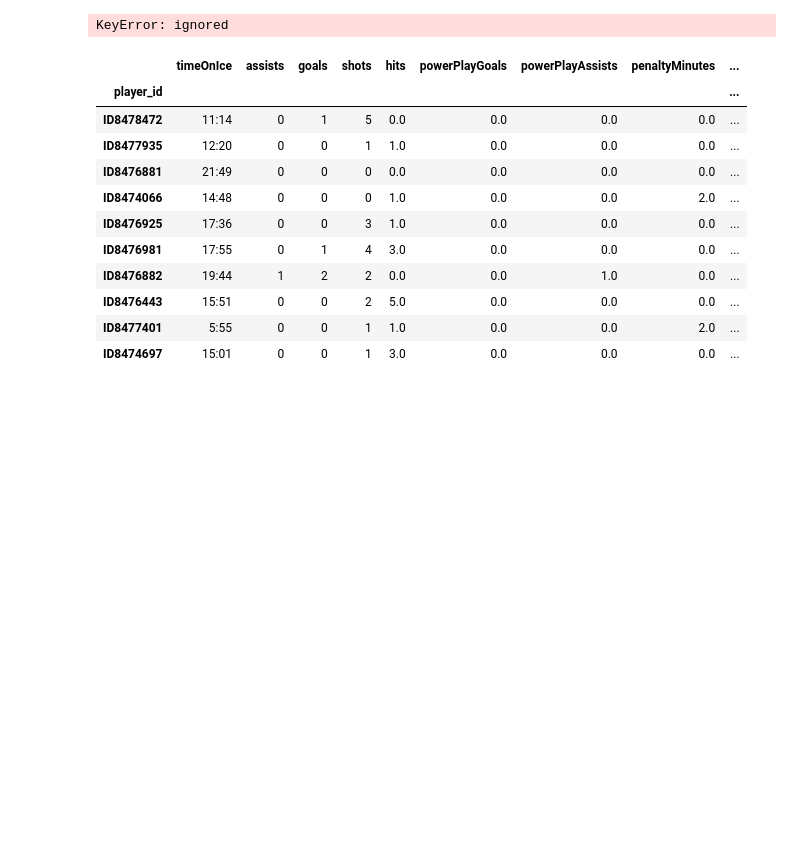
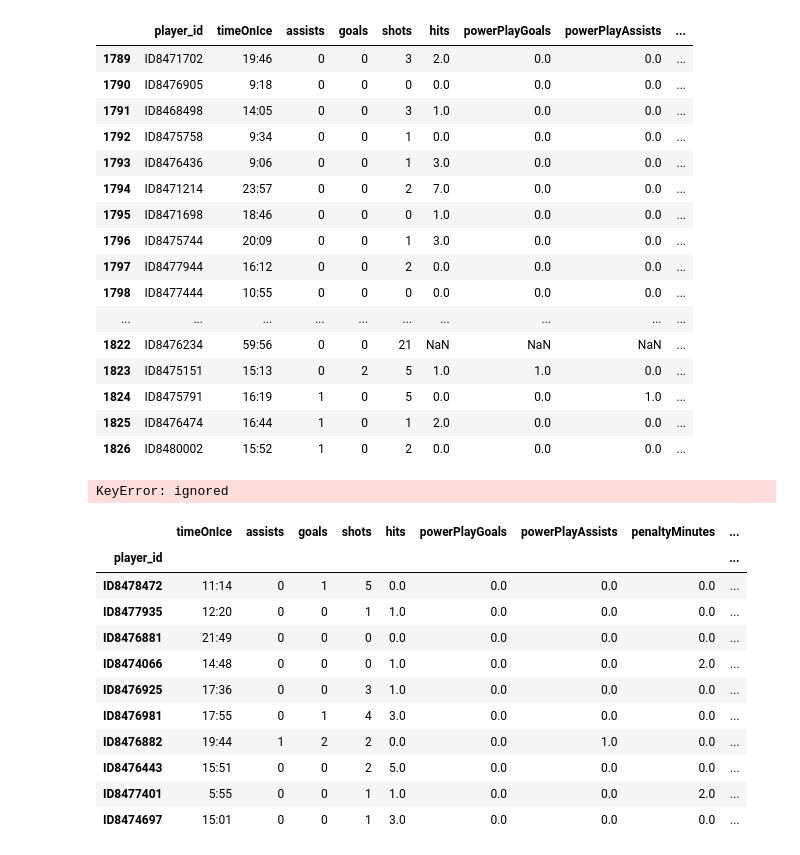
Before and after one commit to d141/epl_predictions, a Jupyter notebook: NHL_Data_Collection.ipynb, the cells around one changed output. Cells and saved outputs as stored; diff of their text form; code cells hidden in the pictures; blank space fills up the shorter version.

```diff
--- a/NHL_Data_Collection.ipynb
+++ b/NHL_Data_Collection.ipynb
@@ -106,3 +149,23 @@ by_game.head()
+# %%
+df_2018[df_2018['game_number'] == 47]
+# %% [output]
+|  | player_id | timeOnIce | assists | goals | shots | hits | powerPlayGoals | powerPlayAssists | ... |
+| 1789 | ID8471702 | 19:46 | 0 | 0 | 3 | 2.0 | 0.0 | 0.0 | ... |
+| 1790 | ID8476905 | 9:18 | 0 | 0 | 0 | 0.0 | 0.0 | 0.0 | ... |
+| 1791 | ID8468498 | 14:05 | 0 | 0 | 3 | 1.0 | 0.0 | 0.0 | ... |
+| 1792 | ID8475758 | 9:34 | 0 | 0 | 1 | 0.0 | 0.0 | 0.0 | ... |
+| 1793 | ID8476436 | 9:06 | 0 | 0 | 1 | 3.0 | 0.0 | 0.0 | ... |
+| 1794 | ID8471214 | 23:57 | 0 | 0 | 2 | 7.0 | 0.0 | 0.0 | ... |
+| 1795 | ID8471698 | 18:46 | 0 | 0 | 0 | 1.0 | 0.0 | 0.0 | ... |
+| 1796 | ID8475744 | 20:09 | 0 | 0 | 1 | 3.0 | 0.0 | 0.0 | ... |
+| 1797 | ID8477944 | 16:12 | 0 | 0 | 2 | 0.0 | 0.0 | 0.0 | ... |
+| 1798 | ID8477444 | 10:55 | 0 | 0 | 0 | 0.0 | 0.0 | 0.0 | ... |
+| ... | ... | ... | ... | ... | ... | ... | ... | ... | ... |
+| 1822 | ID8476234 | 59:56 | 0 | 0 | 21 | NaN | NaN | NaN | ... |
+| 1823 | ID8475151 | 15:13 | 0 | 2 | 5 | 1.0 | 1.0 | 0.0 | ... |
+| 1824 | ID8475791 | 16:19 | 1 | 0 | 5 | 0.0 | 0.0 | 1.0 | ... |
+| 1825 | ID8476474 | 16:44 | 1 | 0 | 1 | 2.0 | 0.0 | 0.0 | ... |
+| 1826 | ID8480002 | 15:52 | 1 | 0 | 2 | 0.0 | 0.0 | 0.0 | ... |
 # %%
 by_game_away = pd.DataFrame(df_2018.groupby(['game_number'])).groupby(['away_team_name']).sum()
 by_game_home = pd.DataFrame(df_2018.groupby(['game_number'])).groupby(['home_team_name']).sum()
```
Also changed, not shown: parts of 7 cells of this notebook.
